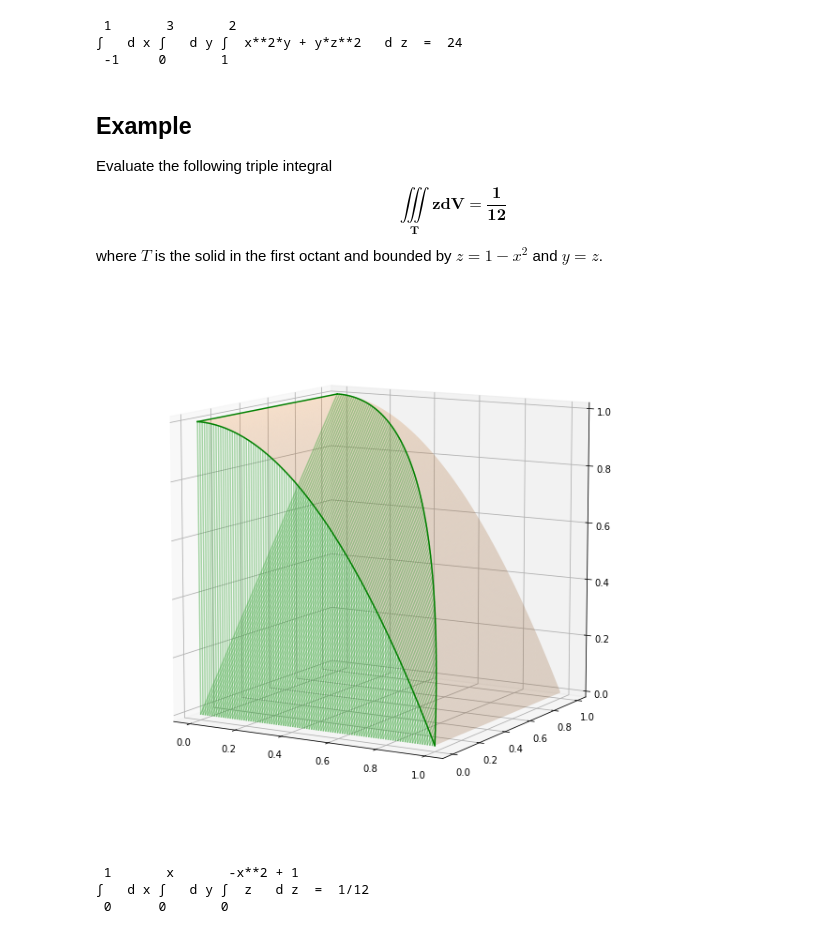
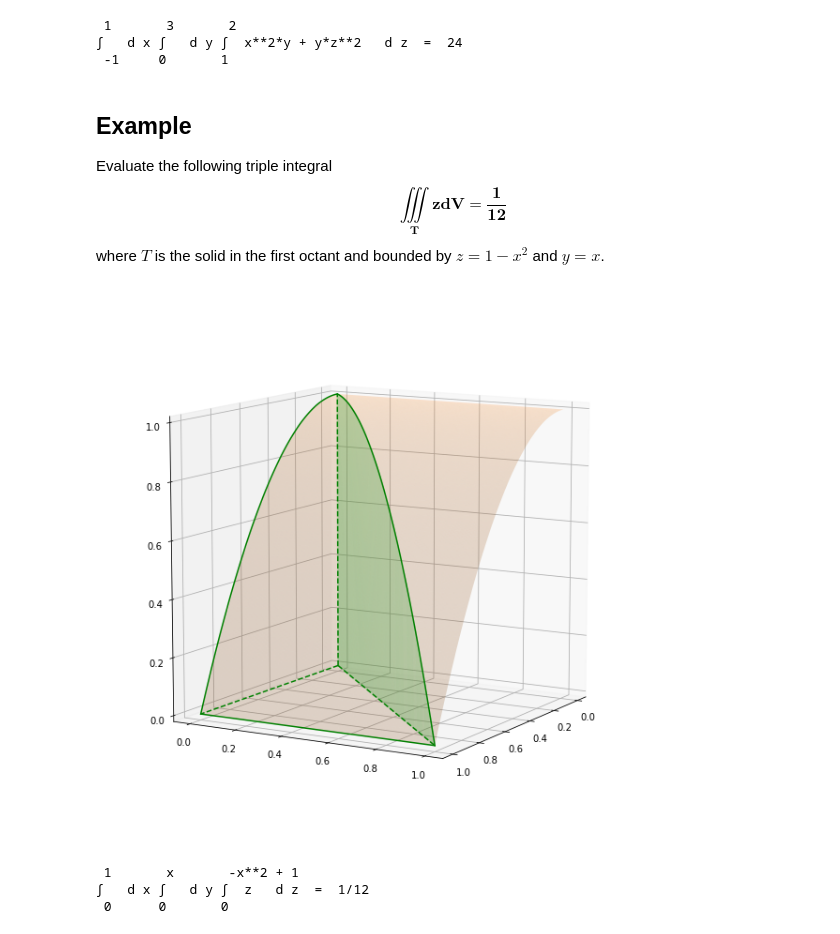
Before and after one commit to cchuang2009/2016-1, a Jupyter notebook: calculus/6 Multi-variable Calculus (Integration).ipynb, the cells around one changed output. Drawn from its saved outputs; the diff is of its cells as text; code cells hidden in the pictures.

Commit message:
Triple integral  Visualisation

```diff
--- a/calculus/6 Multi-variable Calculus (Integration).ipynb
+++ b/calculus/6 Multi-variable Calculus (Integration).ipynb
@@ -1486,30 +1486,33 @@ Example
 ---
 Evaluate the following triple integral
 $$ \mathbf{\iiint\limits_{T}z d V =\frac{1}{12}} $$
-where $T$ is the solid in the first octant and bounded by $z=1-x^2$ and $y=z$.
+where $T$ is the solid in the first octant and bounded by $z=1-x^2$ and $y=x$.
 # %%
 from numpy import sqrt,exp,sin,cos
 fig = plt.figure(figsize=(8,8))
 ax = Axes3D(fig)
 ax.set_aspect('equal','box')
 
 x0 = np.linspace(0, 1, 100)
 y0 = np.linspace(0, 1, 100)
 X,Y=np.meshgrid(x0,y0)
 func= 1-X*X
 
 ax.plot_surface(X,Y, func, rstride=1, cstride=1, color='C1',alpha=0.2)
 t0 = np.linspace(0,1, 100)
 for xs in t0:
     zs=np.linspace(0,1-xs**2,30)
-    ax.plot(xs+0*zs,zs,zs,color='C2',alpha=0.4)
-    ax.plot(xs+0*zs,0*zs,zs,color='C2',alpha=0.4)
-ax.plot(x0,1-x0*x0,1-x0*x0,color='g')
+    ax.plot(xs+0*zs,xs+0*zs,zs,color='C2',alpha=0.2)
+    #ax.plot(xs+0*zs,0*zs,zs,color='C2',alpha=0.4)
+ax.plot(x0,x0,1-x0*x0,color='g')
 ax.plot(x0,0*x0,1-x0*x0,color='g')
-ax.plot(0*x0,x0,1-0*x0,color='g')
-ax.view_init(elev=10, azim=-60)
+ax.plot(1+0*x0,x0,0*x0,color='g')
+ax.plot(x0,0*x0,0*x0,'g--')
+ax.plot(x0,x0,0*x0,'g--')
+ax.plot(0*x0,0*x0,x0,'g--')
+ax.view_init(elev=10, azim=30)
 # %% [output]
-[figure, old version]
+[figure, new version]
 # %%
 x,y,z = symbols("x y z")
 I=tripleInt3(z,[x,y,z],[0,1],[0,x],[0,1-x**2])
```
